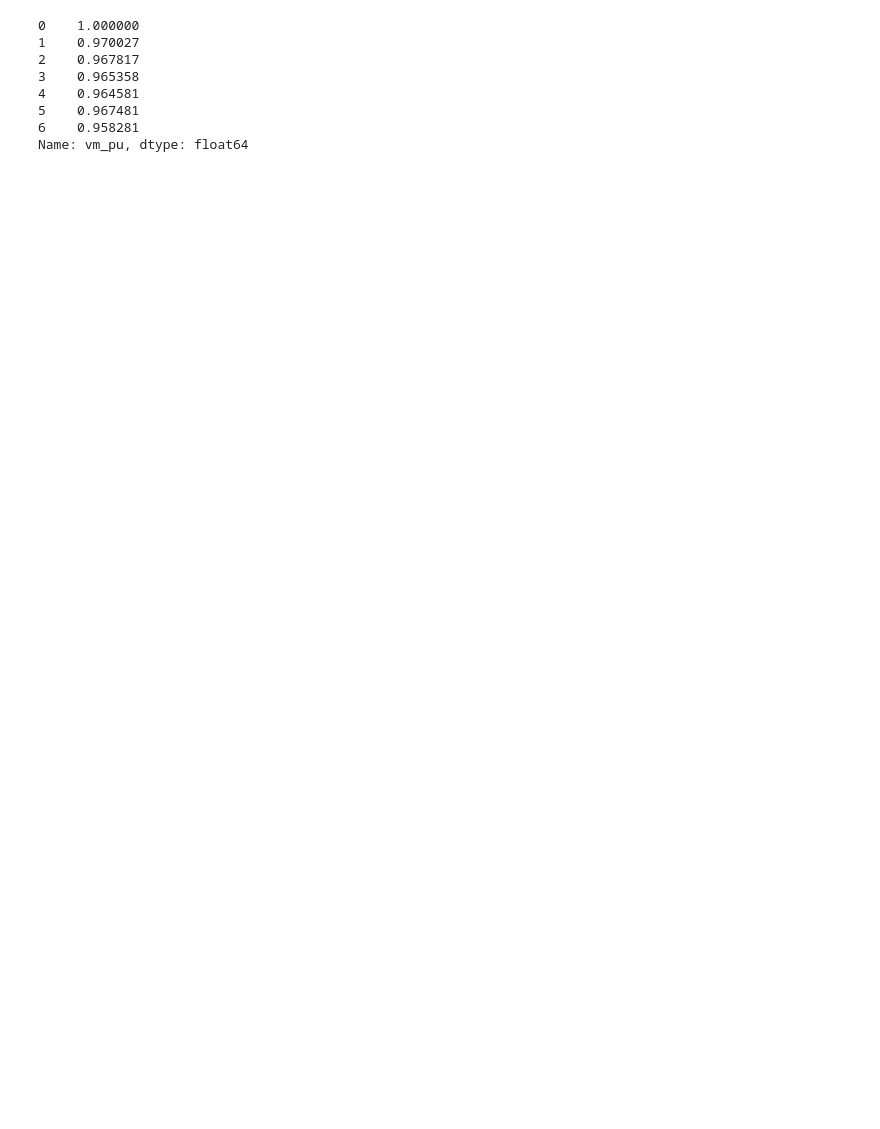
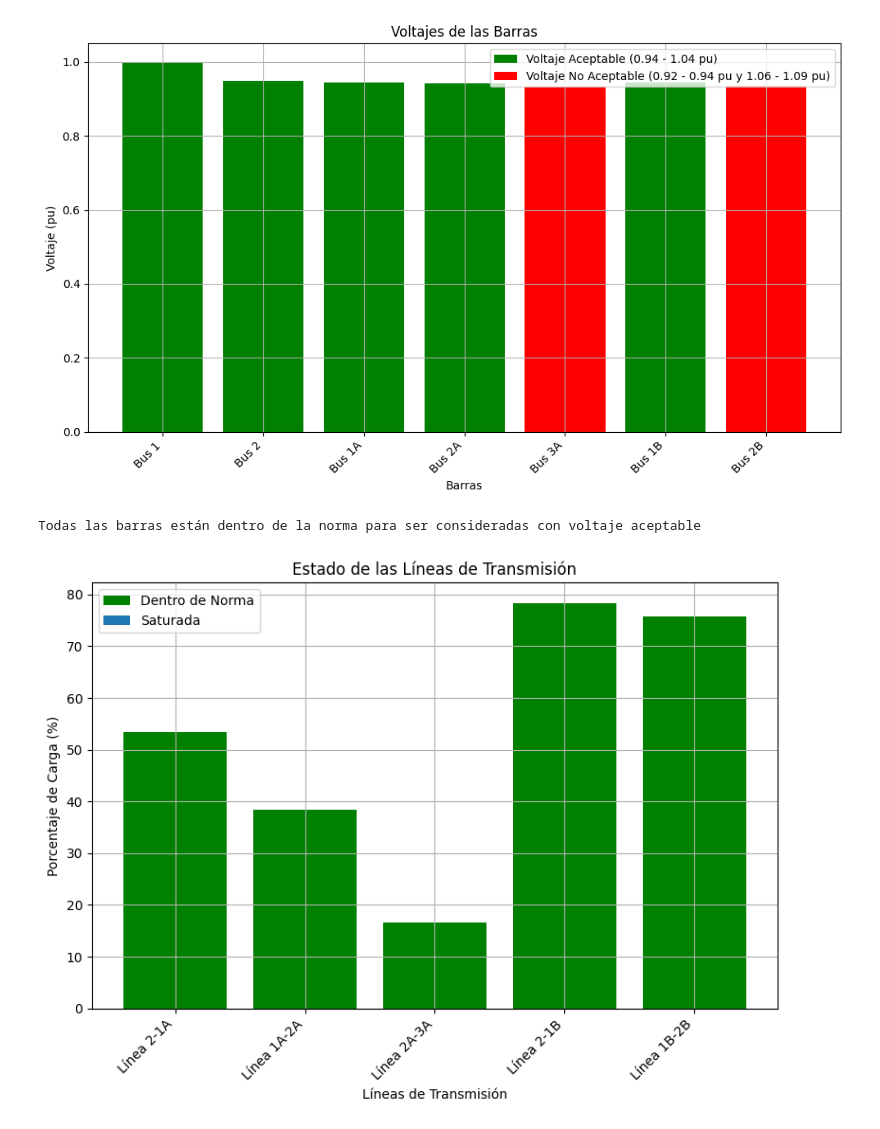
Before and after one commit to JuaneddC/G5A_SEP1_S12024, a Jupyter notebook: Tarea 1/Tarea 1/4(e).ipynb, the cells around one changed output. Saved outputs shown, nothing was run; the diff lists cells and outputs as text; code cells hidden in the pictures; blank space fills up the shorter version.

```diff
--- a/Tarea 1/Tarea 1/4(e).ipynb
+++ b/Tarea 1/Tarea 1/4(e).ipynb
@@ -18,41 +18,75 @@ bus2b = pp.create_bus(net, vn_kv=220, name="Bus 2B")
 # Crear las líneas de transmisión
 pp.create_line(net, from_bus=bus2, to_bus=bus1a, length_km=10, std_type="N2XS(FL)2Y 1x185 RM/35 64/110 kV", name="Linea 2-1A")
 pp.create_line(net, from_bus=bus1a, to_bus=bus2a, length_km=15, std_type="N2XS(FL)2Y 1x185 RM/35 64/110 kV", name="Linea 1A-2A")
-pp.create_line(net, from_bus=bus2a, to_bus=bus3a, length_km=20, std_type="N2XS(FL)2Y 1x185 RM/35 64/110 kV", name="Linea 2A-3A")
-#pp.create_line(net, from_bus=bus3a, to_bus=bus2b, length_km=15, std_type="N2XS(FL)2Y 1x185 RM/35 64/110 kV", name="Linea 3A-2B") switch off
+#pp.create_line(net, from_bus=bus2a, to_bus=bus3a, length_km=20, std_type="N2XS(FL)2Y 1x185 RM/35 64/110 kV", name="Linea 2A-3A")
+pp.create_line(net, from_bus=bus3a, to_bus=bus2b, length_km=15, std_type="N2XS(FL)2Y 1x185 RM/35 64/110 kV", name="Linea 3A-2B")
 pp.create_line(net, from_bus=bus2, to_bus=bus1b, length_km=10, std_type="N2XS(FL)2Y 1x185 RM/35 64/110 kV", name="Linea 2-1B")
 pp.create_line(net, from_bus=bus1b, to_bus=bus2b, length_km=30, std_type="N2XS(FL)2Y 1x185 RM/35 64/110 kV", name="Linea 1B-2B")
 
 # Crear un transformador
 pp.create_transformer(net, hv_bus=bus2, lv_bus=bus1, std_type="100 MVA 220/110 kV", name="Trafo 1-2")
 
 # Crear una barra slack
 pp.create_ext_grid(net, bus=bus1, vm_pu=1.0)
 
 # Definir la carga nominal para todas las barras
 p_nominal = 150  # MW
 q_nominal = 100  # MVAr
 
 # Cargas para cada barra
 pp.create_load(net, bus=bus1a, p_mw=p_nominal*0.2, q_mvar=q_nominal*0.2, name="Load 1A")
 pp.create_load(net, bus=bus2a, p_mw=p_nominal*0.35, q_mvar=q_nominal*0.35, name="Load 2A")
 pp.create_load(net, bus=bus3a, p_mw=p_nominal*0.15, q_mvar=q_nominal*0.15, name="Load 3A")
 pp.create_load(net, bus=bus1b, p_mw=p_nominal*0.1, q_mvar=q_nominal*0.1, name="Load 1B")
 pp.create_load(net, bus=bus2b, p_mw=p_nominal*0.6, q_mvar=q_nominal*0.6, name="Load 2B")
 
 # Ejecutar flujo de carga
 pp.runpp(net)
 
 # Obtener resultados de voltajes de las barras
 bus_voltages = net.res_bus.vm_pu
 
-print(bus_voltages)
+# Clasificar los voltajes
+acceptable_voltages = bus_voltages[(bus_voltages >= 0.94) & (bus_voltages <= 1.04)]
+unacceptable_voltages = bus_voltages[((bus_voltages >= 0.92) & (bus_voltages < 0.94)) | ((bus_voltages > 1.06) & (bus_voltages <= 1.09))]
+
+# Crear un gráfico para visualizar los voltajes de las barras
+plt.figure(figsize=(10, 6))
+
+plt.bar(acceptable_voltages.index, acceptable_voltages, color='green', label='Voltaje Aceptable (0.94 - 1.04 pu)')
+plt.bar(unacceptable_voltages.index, unacceptable_voltages, color='red', label='Voltaje No Aceptable (0.92 - 0.94 pu y 1.06 - 1.09 pu)')
+
+bus_names = net.bus.name.tolist()
+plt.xticks(ticks=bus_voltages.index, labels=bus_names, rotation=45, ha='right')
+plt.xlabel('Barras')
+plt.ylabel('Voltaje (pu)')
+plt.title('Voltajes de las Barras')
+plt.legend()
+plt.grid(True)
+plt.tight_layout()  # Para ajustar el layout y evitar superposición de etiquetas
+plt.show()
+print("Todas las barras están dentro de la norma para ser consideradas con voltaje aceptable")
+
+# Identificar las líneas saturadas y generar un gráfico del estado de cada línea
+line_loading = net.res_line.loading_percent
+saturated_lines = line_loading[line_loading > 100]
+
+# Crear un gráfico para visualizar el estado de las líneas
+plt.figure(figsize=(8, 6))
+
+line_names = ["Línea 2-1A", "Línea 1A-2A", "Línea 2A-3A", "Línea 2-1B", "Línea 1B-2B"]  # Nuevos nombres de las líneas
+
+plt.bar(line_loading.index, line_loading, color='green', label='Dentro de Norma')
+plt.bar(saturated_lines.index, saturated_lines, color='red', label='Saturada')
+plt.xticks(ticks=line_loading.index, labels=line_names, rotation=45, ha='right')
+plt.xlabel('Líneas de Transmisión')
+plt.ylabel('Porcentaje de Carga (%)')
+plt.title('Estado de las Líneas de Transmisión')
+plt.legend()
+plt.grid(True)
+plt.tight_layout()  # Para ajustar el layout y evitar superposición de etiquetas
+plt.show()
 # %% [output]
+[figure, added]
-0    1.000000
-1    0.970027
-2    0.967817
-3    0.965358
-4    0.964581
-5    0.967481
-6    0.958281
-Name: vm_pu, dtype: float64
+Todas las barras están dentro de la norma para ser consideradas con voltaje aceptable
+[figure, added]
```
Also changed, not shown: 5 other files.
